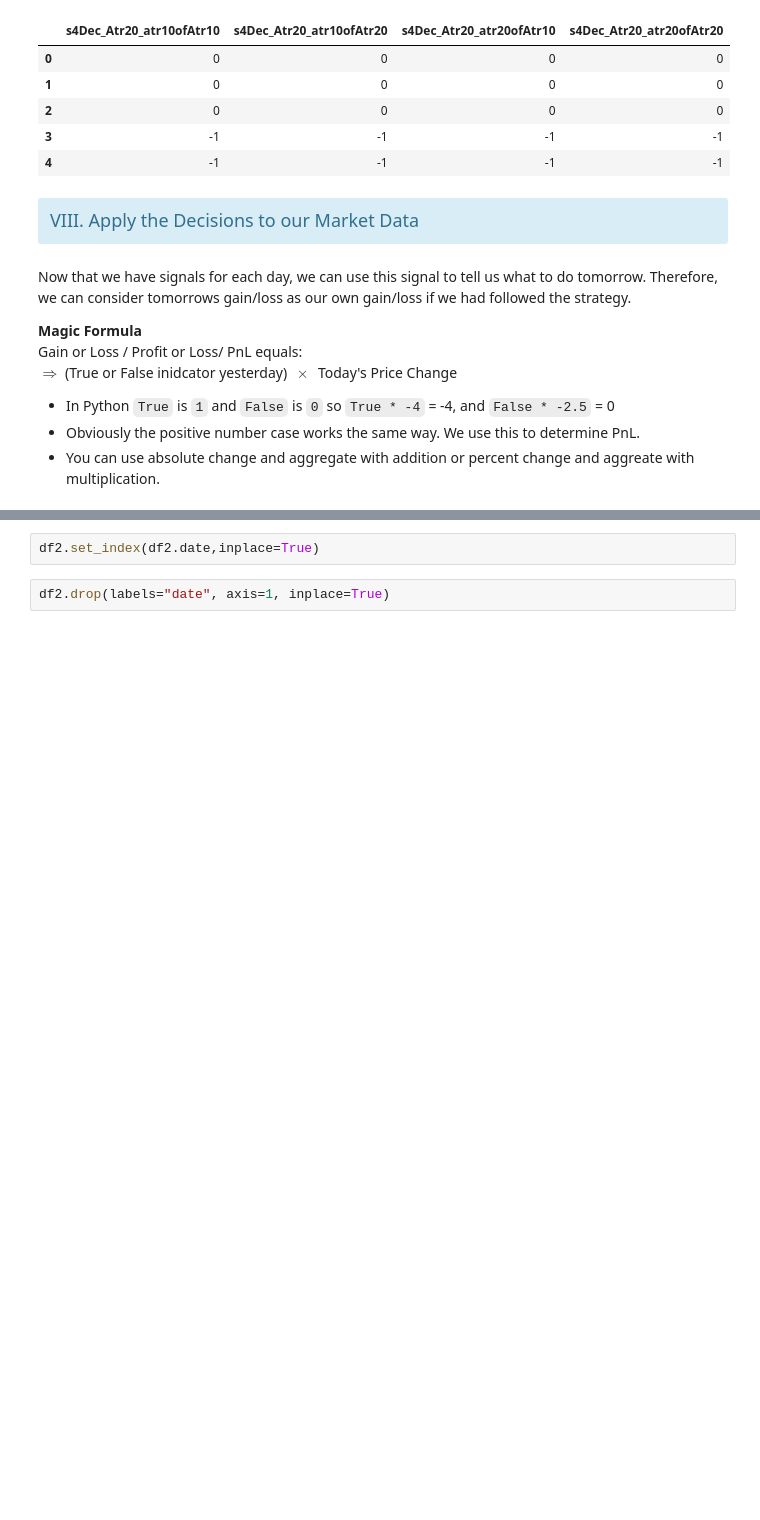
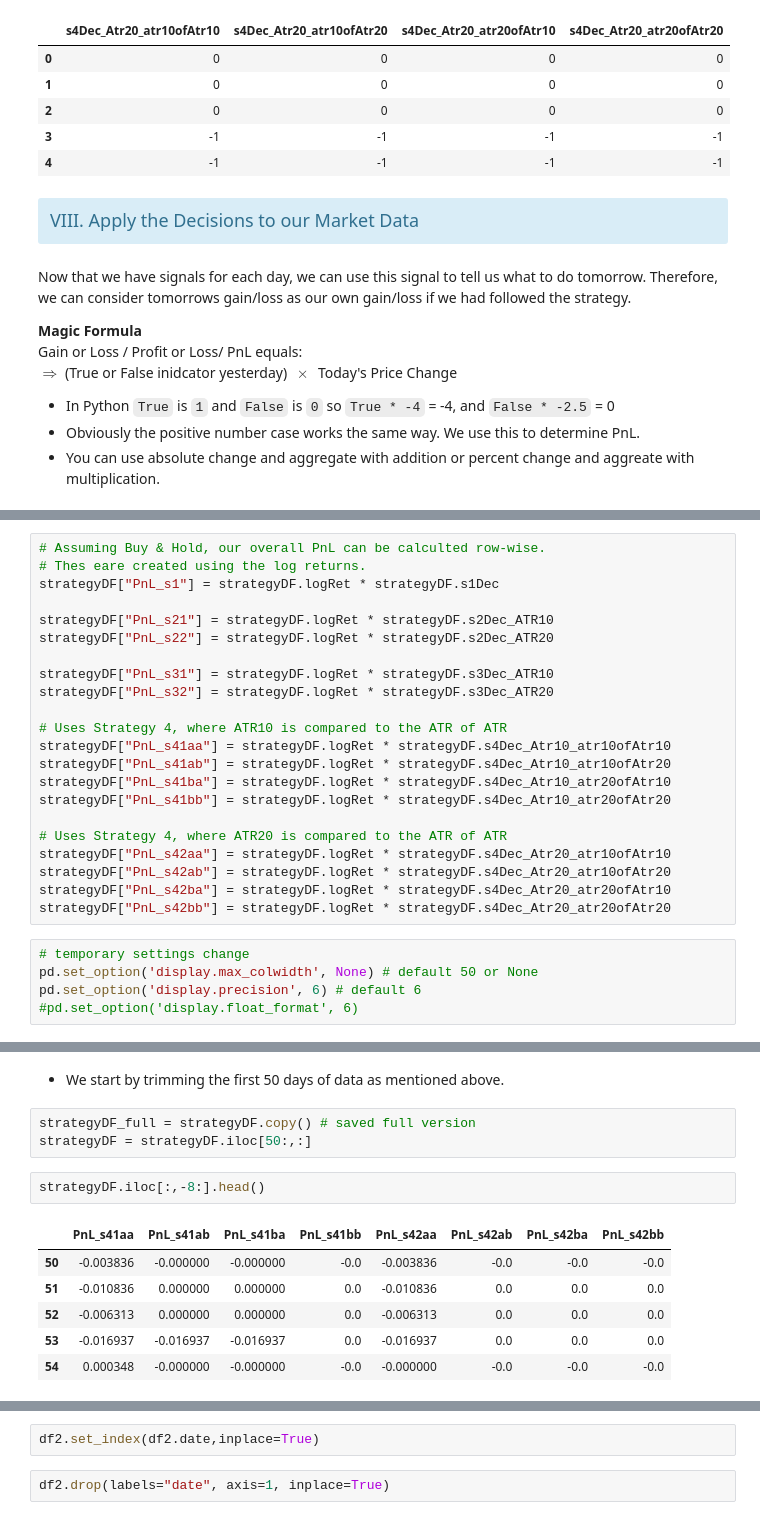
Before and after one commit to QuantVI/rand_various, a Jupyter notebook: wqu_capstone_code/draft5a_cleanup.ipynb, the cells around one changed output, grey strips where cells are left out. Drawn from its saved outputs; the diff is of its cells as text; blank space fills up the shorter version.

```diff
--- a/wqu_capstone_code/draft5a_cleanup.ipynb
+++ b/wqu_capstone_code/draft5a_cleanup.ipynb
@@ -484,0 +508,27 @@ $\Downarrow$ The strategy in action
+# %%
+# Assuming Buy & Hold, our overall PnL can be calculted row-wise.
+# Thes eare created using the log returns.
+strategyDF["PnL_s1"] = strategyDF.logRet * strategyDF.s1Dec
+
+strategyDF["PnL_s21"] = strategyDF.logRet * strategyDF.s2Dec_ATR10
+strategyDF["PnL_s22"] = strategyDF.logRet * strategyDF.s2Dec_ATR20
+
+strategyDF["PnL_s31"] = strategyDF.logRet * strategyDF.s3Dec_ATR10
+strategyDF["PnL_s32"] = strategyDF.logRet * strategyDF.s3Dec_ATR20
+
+# Uses Strategy 4, where ATR10 is compared to the ATR of ATR
+strategyDF["PnL_s41aa"] = strategyDF.logRet * strategyDF.s4Dec_Atr10_atr10ofAtr10
+strategyDF["PnL_s41ab"] = strategyDF.logRet * strategyDF.s4Dec_Atr10_atr10ofAtr20
+strategyDF["PnL_s41ba"] = strategyDF.logRet * strategyDF.s4Dec_Atr10_atr20ofAtr10
+strategyDF["PnL_s41bb"] = strategyDF.logRet * strategyDF.s4Dec_Atr10_atr20ofAtr20
+
+# Uses Strategy 4, where ATR20 is compared to the ATR of ATR
+strategyDF["PnL_s42aa"] = strategyDF.logRet * strategyDF.s4Dec_Atr20_atr10ofAtr10
+strategyDF["PnL_s42ab"] = strategyDF.logRet * strategyDF.s4Dec_Atr20_atr10ofAtr20
+strategyDF["PnL_s42ba"] = strategyDF.logRet * strategyDF.s4Dec_Atr20_atr20ofAtr10
+strategyDF["PnL_s42bb"] = strategyDF.logRet * strategyDF.s4Dec_Atr20_atr20ofAtr20
+# %%
+# temporary settings change
+pd.set_option('display.max_colwidth', None) # default 50 or None
+pd.set_option('display.precision', 6) # default 6
+#pd.set_option('display.float_format', 6)
@@ -484,0 +579,14 @@ $\Downarrow$ The strategy in action
+# %% [markdown]
+- We start by trimming the first 50 days of data as mentioned above.
+# %%
+strategyDF_full = strategyDF.copy() # saved full version
+strategyDF = strategyDF.iloc[50:,:]
+# %%
+strategyDF.iloc[:,-8:].head()
+# %% [output]
+|  | PnL_s41aa | PnL_s41ab | PnL_s41ba | PnL_s41bb | PnL_s42aa | PnL_s42ab | PnL_s42ba | PnL_s42bb |
+| 50 | -0.003836 | -0.000000 | -0.000000 | -0.0 | -0.003836 | -0.0 | -0.0 | -0.0 |
+| 51 | -0.010836 | 0.000000 | 0.000000 | 0.0 | -0.010836 | 0.0 | 0.0 | 0.0 |
+| 52 | -0.006313 | 0.000000 | 0.000000 | 0.0 | -0.006313 | 0.0 | 0.0 | 0.0 |
+| 53 | -0.016937 | -0.016937 | -0.016937 | 0.0 | -0.016937 | 0.0 | 0.0 | 0.0 |
+| 54 | 0.000348 | -0.000000 | -0.000000 | -0.0 | -0.000000 | -0.0 | -0.0 | -0.0 |
```
Also changed, not shown: parts of 31 cells of this notebook.
